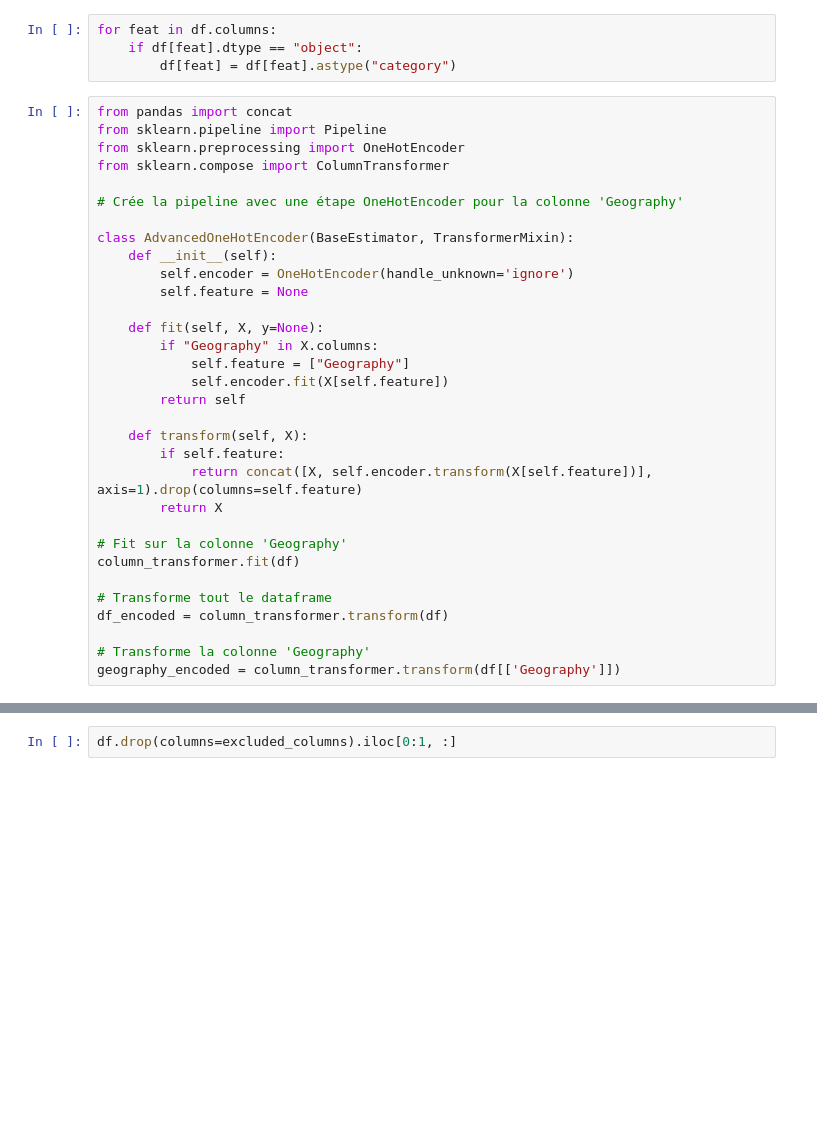
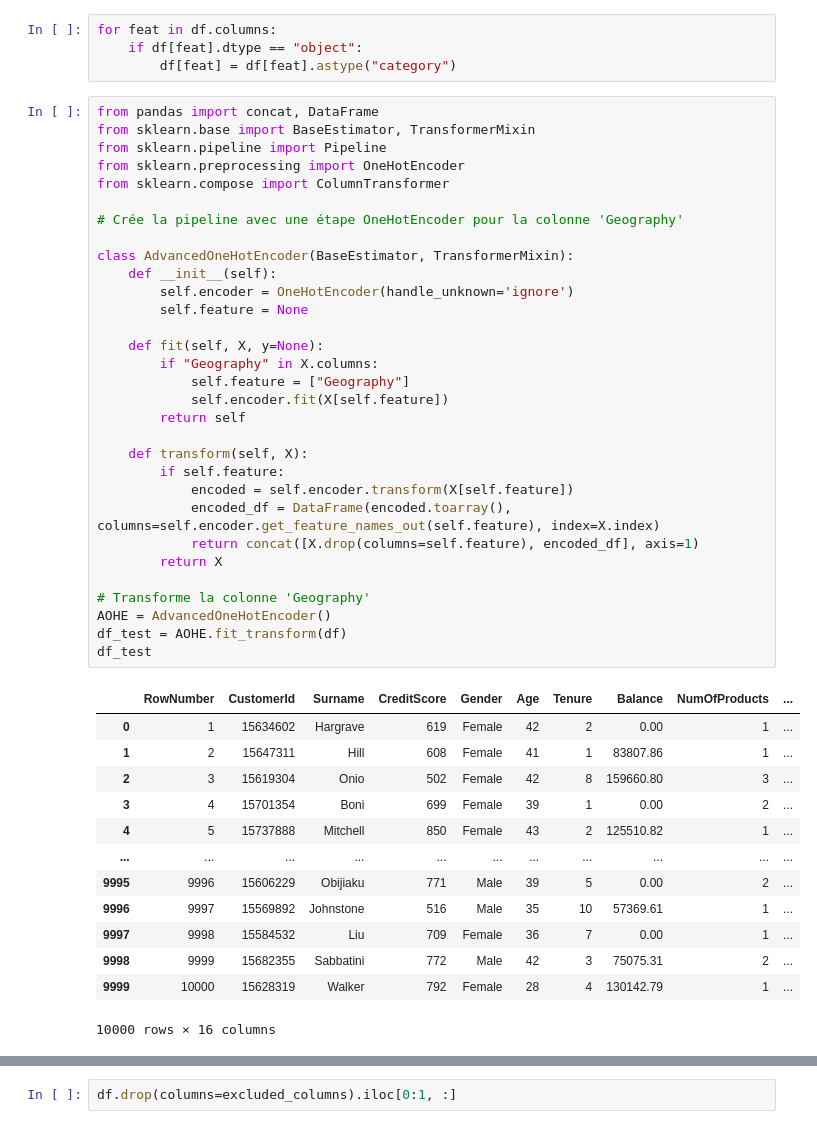
Before and after one commit to ZacharieBuisson1/mlexplainer, a Jupyter notebook: test.ipynb, the cells around one changed output, grey strips where cells are left out. Cells and saved outputs as stored; diff of their text form; blank space fills up the shorter version.

```diff
--- a/test.ipynb
+++ b/test.ipynb
@@ -26,37 +26,50 @@ for feat in df.columns:
     if df[feat].dtype == "object":
         df[feat] = df[feat].astype("category")
 # %%
-from pandas import concat
+from pandas import concat, DataFrame
+from sklearn.base import BaseEstimator, TransformerMixin
 from sklearn.pipeline import Pipeline
 from sklearn.preprocessing import OneHotEncoder
 from sklearn.compose import ColumnTransformer
 
 # Crée la pipeline avec une étape OneHotEncoder pour la colonne 'Geography'
 
 class AdvancedOneHotEncoder(BaseEstimator, TransformerMixin):
     def __init__(self):
         self.encoder = OneHotEncoder(handle_unknown='ignore')
         self.feature = None
 
     def fit(self, X, y=None):
         if "Geography" in X.columns:
             self.feature = ["Geography"]
             self.encoder.fit(X[self.feature])
         return self
 
     def transform(self, X):
         if self.feature:
-            return concat([X, self.encoder.transform(X[self.feature])], axis=1).drop(columns=self.feature)
+            encoded = self.encoder.transform(X[self.feature])
+            encoded_df = DataFrame(encoded.toarray(), columns=self.encoder.get_feature_names_out(self.feature), index=X.index)
+            return concat([X.drop(columns=self.feature), encoded_df], axis=1)
         return X
 
-# Fit sur la colonne 'Geography'
-column_transformer.fit(df)
-
-# Transforme tout le dataframe
-df_encoded = column_transformer.transform(df)
-
 # Transforme la colonne 'Geography'
-geography_encoded = column_transformer.transform(df[['Geography']])
+AOHE = AdvancedOneHotEncoder()
+df_test = AOHE.fit_transform(df)
+df_test
+# %% [output]
+|  | RowNumber | CustomerId | Surname | CreditScore | Gender | Age | Tenure | Balance | NumOfProducts | ... |
+| 0 | 1 | 15634602 | Hargrave | 619 | Female | 42 | 2 | 0.00 | 1 | ... |
+| 1 | 2 | 15647311 | Hill | 608 | Female | 41 | 1 | 83807.86 | 1 | ... |
+| 2 | 3 | 15619304 | Onio | 502 | Female | 42 | 8 | 159660.80 | 3 | ... |
+| 3 | 4 | 15701354 | Boni | 699 | Female | 39 | 1 | 0.00 | 2 | ... |
+| 4 | 5 | 15737888 | Mitchell | 850 | Female | 43 | 2 | 125510.82 | 1 | ... |
+| ... | ... | ... | ... | ... | ... | ... | ... | ... | ... | ... |
+| 9995 | 9996 | 15606229 | Obijiaku | 771 | Male | 39 | 5 | 0.00 | 2 | ... |
+| 9996 | 9997 | 15569892 | Johnstone | 516 | Male | 35 | 10 | 57369.61 | 1 | ... |
+| 9997 | 9998 | 15584532 | Liu | 709 | Female | 36 | 7 | 0.00 | 1 | ... |
+| 9998 | 9999 | 15682355 | Sabbatini | 772 | Male | 42 | 3 | 75075.31 | 2 | ... |
+| 9999 | 10000 | 15628319 | Walker | 792 | Female | 28 | 4 | 130142.79 | 1 | ... |
+10000 rows × 16 columns
 # %%
 from xgboost import XGBClassifier
 
```
Also changed, not shown: parts of 2 cells of this notebook.
